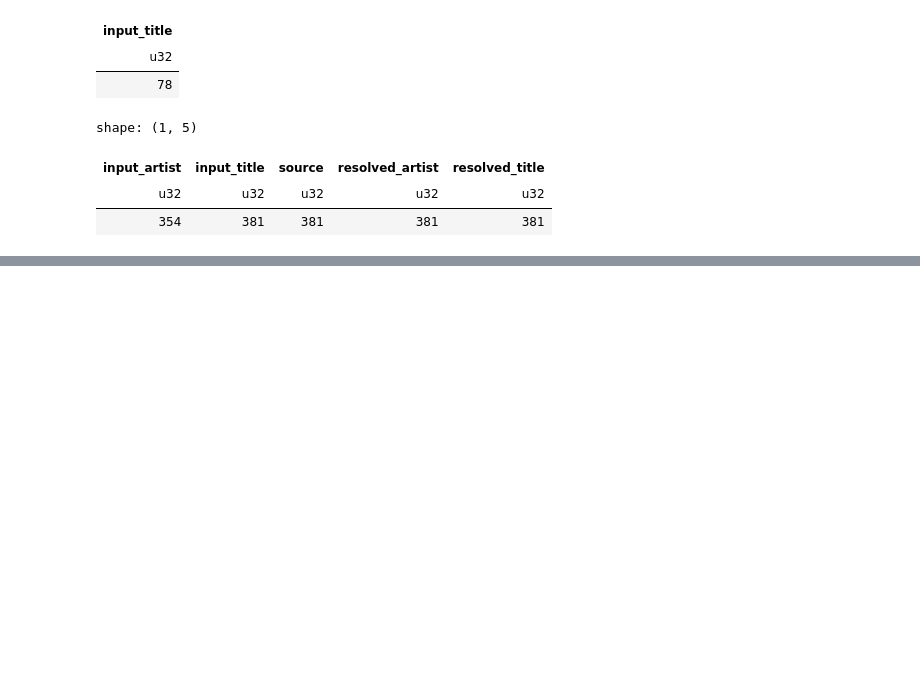
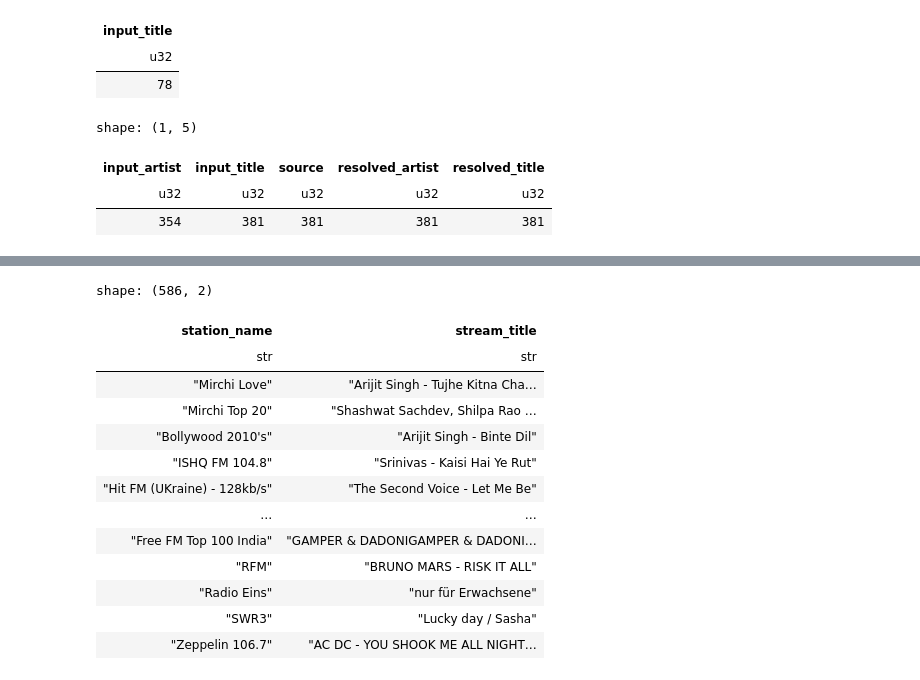
Before and after one commit to Viggyz/music-segmenter, a Jupyter notebook: notebooks/title_analysis.ipynb, the cells around one changed output, grey strips where cells are left out. Saved outputs shown, nothing was run; the diff lists cells and outputs as text; code cells hidden in the pictures; blank space fills up the shorter version.

```diff
--- a/notebooks/title_analysis.ipynb
+++ b/notebooks/title_analysis.ipynb
@@ -239,0 +222,18 @@ shape: (12, 10)
+# %%
+stream_titles = pl.read_csv("../test_outputs/stream_titles.csv")
+stream_titles
+# %% [output]
+shape: (586, 2)
+| station_name | stream_title |
+| str | str |
+| "Mirchi Love" | "Arijit Singh - Tujhe Kitna Cha… |
+| "Mirchi Top 20" | "Shashwat Sachdev, Shilpa Rao … |
+| "Bollywood 2010's" | "Arijit Singh - Binte Dil" |
+| "ISHQ FM 104.8" | "Srinivas - Kaisi Hai Ye Rut" |
+| "Hit FM (UKraine) - 128kb/s" | "The Second Voice - Let Me Be" |
+| … | … |
+| "Free FM Top 100 India" | "GAMPER & DADONIGAMPER & DADONI… |
+| "RFM" | "BRUNO MARS - RISK IT ALL" |
+| "Radio Eins" | "nur für Erwachsene" |
+| "SWR3" | "Lucky day / Sasha" |
+| "Zeppelin 106.7" | "AC DC - YOU SHOOK ME ALL NIGHT… |
```
Also changed, not shown: parts of 20 cells of this notebook, 4 other files.
